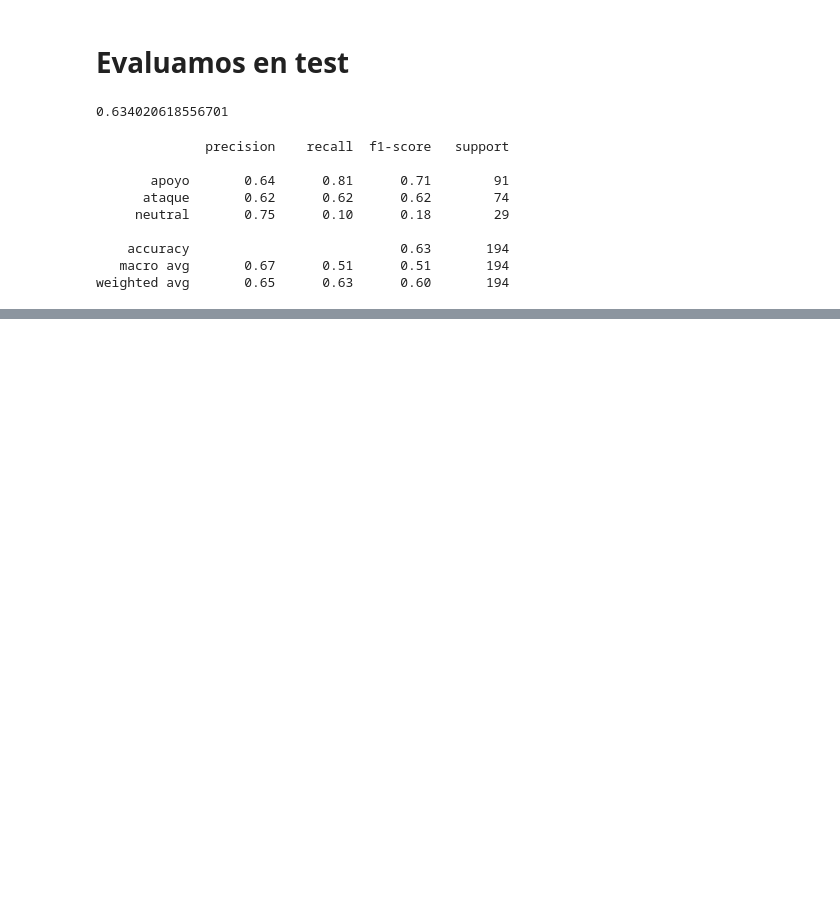
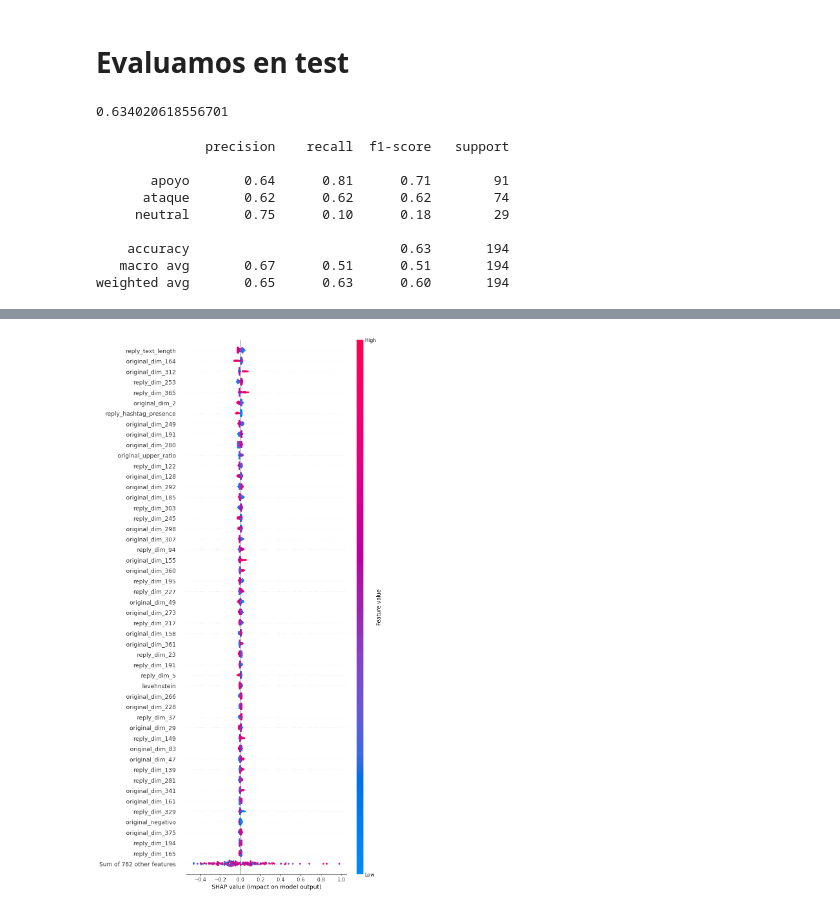
Before and after one commit to pablocelayes/famaf-text-mining-stance-tweets, a Jupyter notebook: 05 - clasificación de interacciones.ipynb, the cells around one changed output, grey strips where cells are left out. Cells and saved outputs as stored; diff of their text form; code cells hidden in the pictures; blank space fills up the shorter version.

```diff
--- a/05 - clasificación de interacciones.ipynb
+++ b/05 - clasificación de interacciones.ipynb
@@ -546,0 +572,5 @@ confusion_matrix?
+# %%
+# Neutral
+shap.plots.beeswarm(explanation[...,2], max_display=50)
+# %% [output]
+[figure, added]
```
Also changed, not shown: parts of 34 cells of this notebook, 1 other file.
